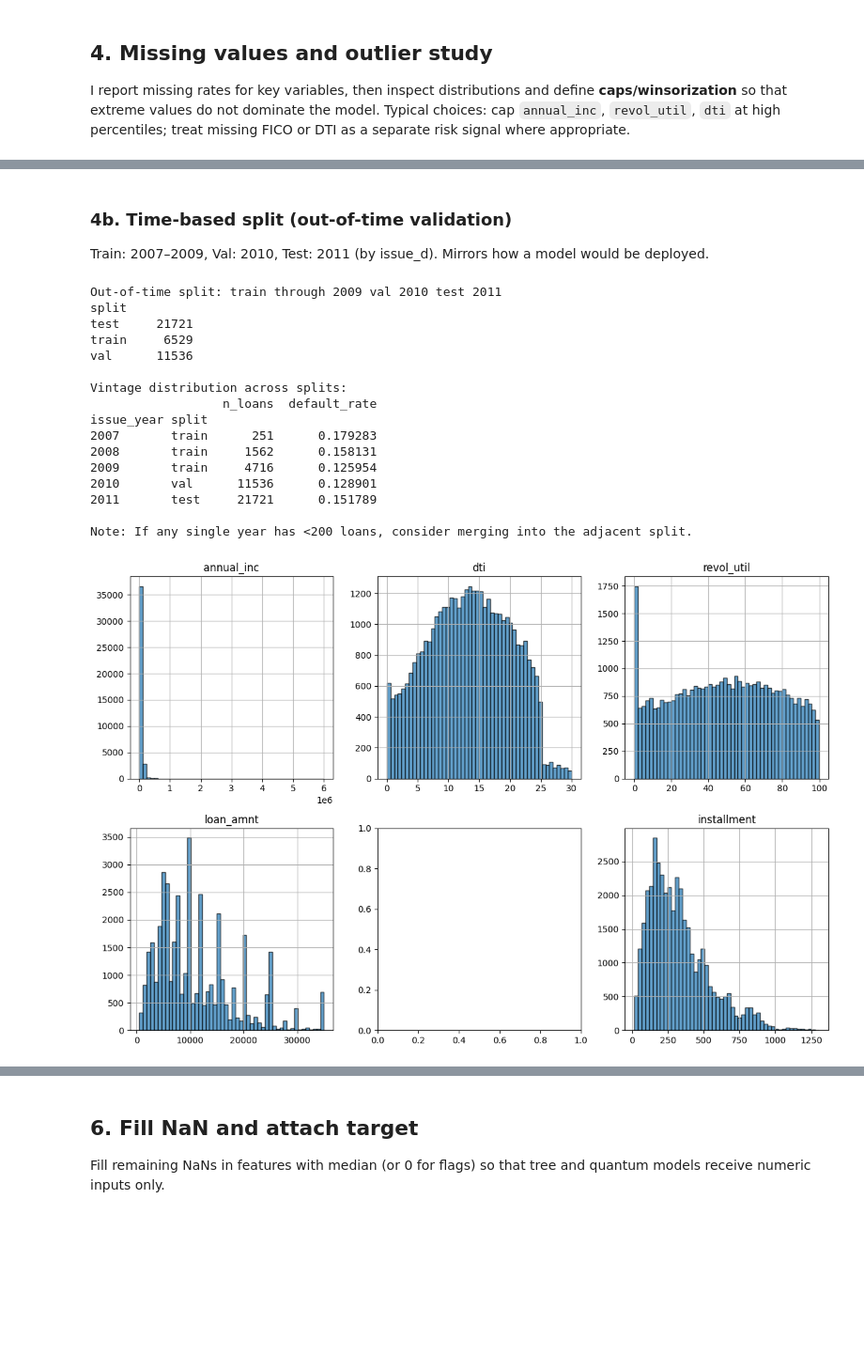
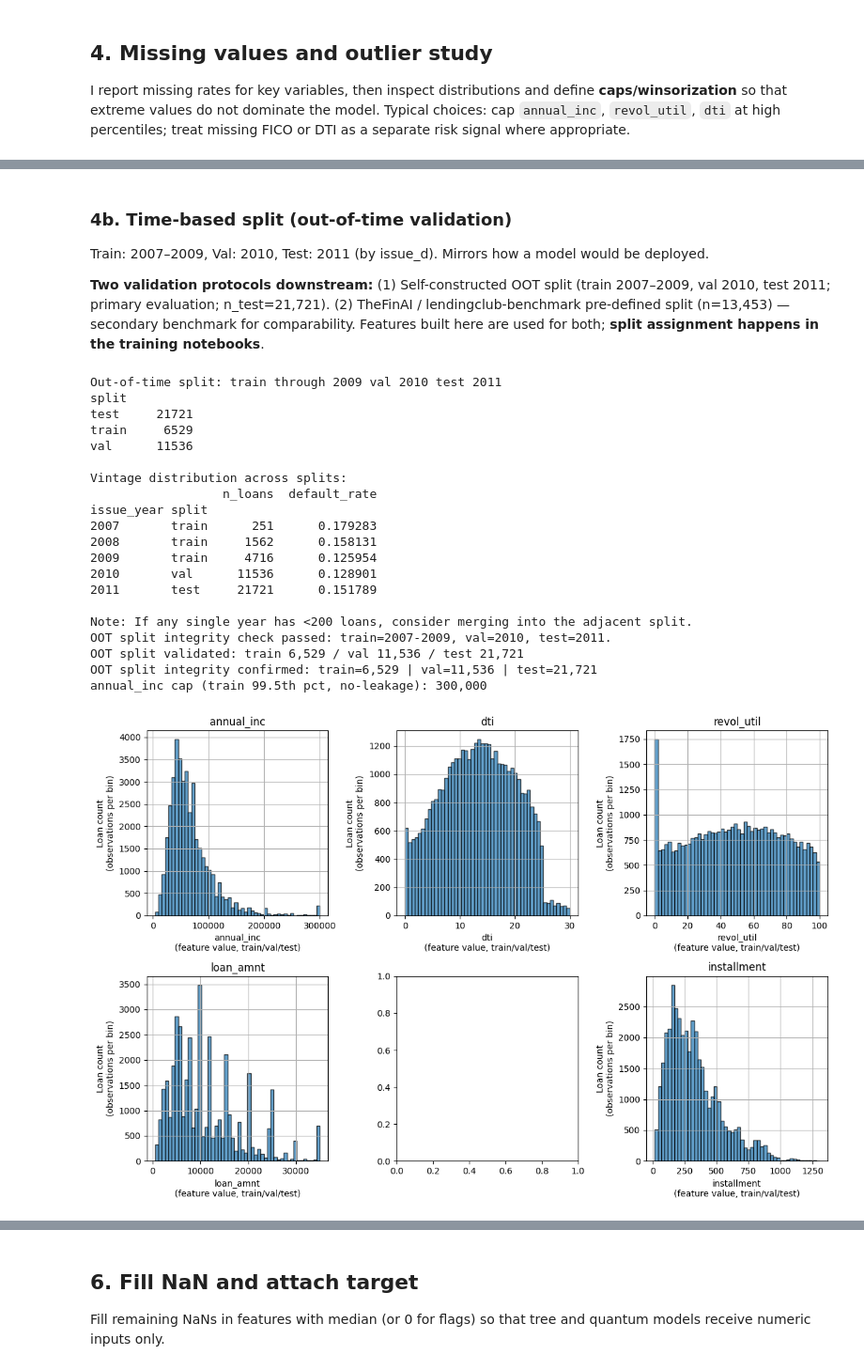
Before and after one commit to leemingloon/ocr-agentic-rag, a Jupyter notebook: notebooks/01_pd_lendingclub_feature_engineering.ipynb, the cells around one changed output, grey strips where cells are left out. Shown at 94% size. Cells and saved outputs as stored; diff of their text form; code cells hidden in the pictures; blank space fills up the shorter version.

Commit message:
improved methodology for pd notebooks

```diff
--- a/notebooks/01_pd_lendingclub_feature_engineering.ipynb
+++ b/notebooks/01_pd_lendingclub_feature_engineering.ipynb
@@ -189,6 +257,8 @@ Loans with annual_inc >= 250k: 0.87%; >= 1M: 0.04%
 ### 4b. Time-based split (out-of-time validation)
 
 Train: 2007–2009, Val: 2010, Test: 2011 (by issue_d). Mirrors how a model would be deployed.
+
+**Two validation protocols downstream:** (1) Self-constructed OOT split (train 2007–2009, val 2010, test 2011; primary evaluation; n_test=21,721). (2) TheFinAI / lendingclub-benchmark pre-defined split (n=13,453) — secondary benchmark for comparability. Features built here are used for both; **split assignment happens in the training notebooks**.
 # %%
 if "issue_d" not in df.columns:
     df["split"] = "train"
@@ -227,13 +297,44 @@ else:
         df.loc[df["issue_dt"].isna(), "split"] = "train"
         print("Only one year in data; out-of-time split not possible.")
     print(df["split"].value_counts().sort_index().to_string())
-# Vintage distribution check (audit C1)
+# Vintage distribution check
 if "issue_year" in df.columns:
     vintage_split = df.groupby(["issue_year", "split"])["default"].agg(["count", "mean"])
     vintage_split.columns = ["n_loans", "default_rate"]
     print("\nVintage distribution across splits:")
     print(vintage_split.to_string())
     print("\nNote: If any single year has <200 loans, consider merging into the adjacent split.")
+
+assert "val" in df["split"].values and "test" in df["split"].values, (
+    "OOT split failed: val or test split is empty. Check issue_d column and date parsing. "
+    "All downstream notebooks require a time-based train/val/test split."
+)
+val_n = (df["split"] == "val").sum()
+test_n = (df["split"] == "test").sum()
+assert val_n >= 100 and test_n >= 100, (
+    f"OOT splits are too small: val={val_n}, test={test_n}. Minimum 100 each required."
+)
+# OOT split integrity assertion — must pass before any model training
+assert set(df.loc[df['split']=='train', 'issue_year'].unique()).issubset({2007, 2008, 2009}), (
+    "Training data contains non-2007-2009 vintages — re-check OOT split logic.")
+assert set(df.loc[df['split']=='val', 'issue_year'].unique()).issubset({2010}), (
+    "Validation data contains non-2010 vintages — re-check OOT split logic.")
+assert set(df.loc[df['split']=='test', 'issue_year'].unique()).issubset({2011}), (
+    "Test data contains non-2011 vintages — re-check OOT split logic.")
+print("OOT split integrity check passed: train=2007-2009, val=2010, test=2011.")
+print(f"OOT split validated: train {(df['split']=='train').sum():,} / val {val_n:,} / test {test_n:,}")
+
+# Leakage guard: confirm no row index appears in multiple splits
+assert df.groupby(df.index)["split"].nunique().max() == 1, "Duplicate index across splits."
+print(f"OOT split integrity confirmed: train={(df['split']=='train').sum():,} | val={(df['split']=='val').sum():,} | test={(df['split']=='test').sum():,}")
+
+# LEAKAGE FIX: derive annual_inc cap from training rows only (after OOT split).
+if "annual_inc" in df.columns:
+    _annual_inc_cap_train = float(df.loc[df["split"] == "train", "annual_inc"].quantile(0.995))
+    for _split in ["train", "val", "test"]:
+        _mask = df["split"] == _split
+        df.loc[_mask, "annual_inc"] = df.loc[_mask, "annual_inc"].clip(upper=_annual_inc_cap_train)
+    print(f"annual_inc cap (train 99.5th pct, no-leakage): {_annual_inc_cap_train:,.0f}")
 # %% [output]
 Out-of-time split: train through 2009 val 2010 test 2011
 split
@@ -251,18 +352,24 @@ issue_year split
 2011       test     21721      0.151789
 
 Note: If any single year has <200 loans, consider merging into the adjacent split.
+OOT split integrity check passed: train=2007-2009, val=2010, test=2011.
+OOT split validated: train 6,529 / val 11,536 / test 21,721
+OOT split integrity confirmed: train=6,529 | val=11,536 | test=21,721
+annual_inc cap (train 99.5th pct, no-leakage): 300,000
 # %%
 # Quick distribution plots (optional; comment out if no matplotlib)
 try:
     import matplotlib.pyplot as plt
     fig, axes = plt.subplots(2, 3, figsize=(12, 8))
     for ax, col in zip(axes.flat, ["annual_inc", "dti", "revol_util", "loan_amnt", "fico_mid" if "fico_mid" in df.columns else "fico_low", "installment"]):
         if col in df.columns:
             df[col].dropna().hist(ax=ax, bins=50, edgecolor="black", alpha=0.7)
             ax.set_title(col)
+            ax.set_xlabel(f"{col}\n(feature value, train/val/test)")
+            ax.set_ylabel("Loan count\n(observations per bin)")
     plt.tight_layout()
     plt.show()
 except Exception as e:
     print(f"Plots skipped: {e}")
 # %% [output]
-[figure, old version]
+[figure, new version]
```
Also changed, not shown: parts of 12 cells of this notebook, 43 other files.
